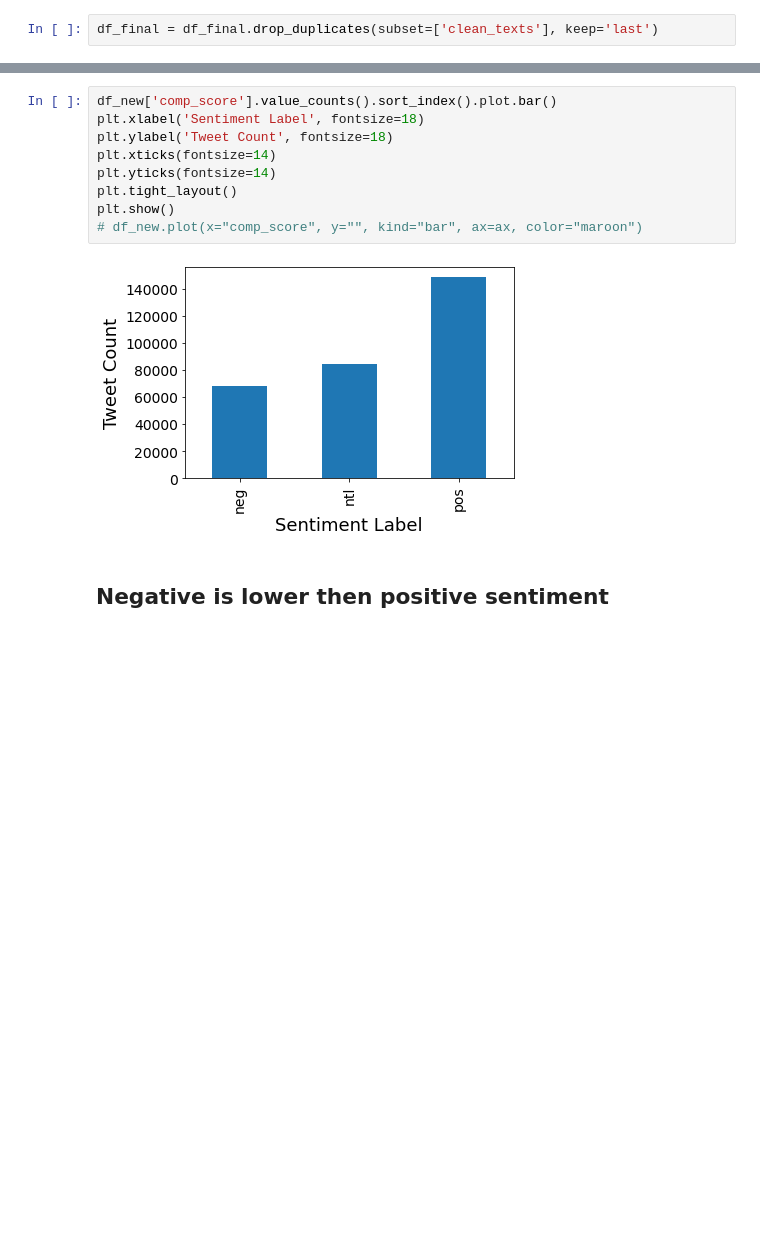
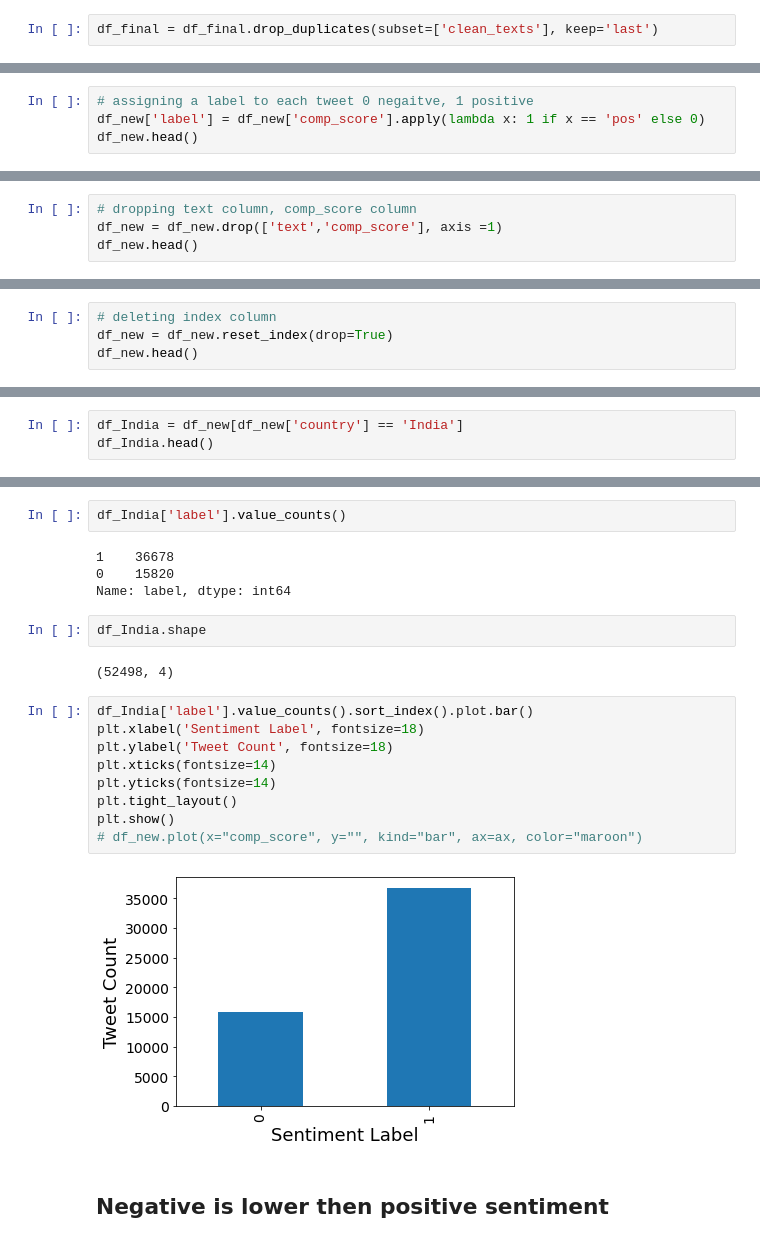
Before and after one commit to ayushjain9/NLP_SentimentAnalysis, a Jupyter notebook: master.ipynb, the cells around one changed output, grey strips where cells are left out. Drawn from its saved outputs; the diff is of its cells as text; blank space fills up the shorter version.

```diff
--- a/master.ipynb
+++ b/master.ipynb
@@ -718,0 +738,4 @@ Name: comp_score, dtype: int64
+# %%
+# assigning a label to each tweet 0 negaitve, 1 positive
+df_new['label'] = df_new['comp_score'].apply(lambda x: 1 if x == 'pos' else 0)
+df_new.head()
@@ -718,0 +749,4 @@ Name: comp_score, dtype: int64
+# %%
+# dropping text column, comp_score column
+df_new = df_new.drop(['text','comp_score'], axis =1)
+df_new.head()
@@ -718,0 +760,4 @@ Name: comp_score, dtype: int64
+# %%
+# deleting index column
+df_new = df_new.reset_index(drop=True)
+df_new.head()
@@ -718,0 +773,3 @@ Name: comp_score, dtype: int64
+# %%
+df_India = df_new[df_new['country'] == 'India']
+df_India.head()
@@ -719,14 +783,24 @@ Name: comp_score, dtype: int64
+# %%
+df_India['label'].value_counts()
+# %% [output]
+1    36678
+0    15820
+Name: label, dtype: int64
+# %%
+df_India.shape
+# %% [output]
+(52498, 4)
 # %%
-df_new['comp_score'].value_counts().sort_index().plot.bar()
+df_India['label'].value_counts().sort_index().plot.bar()
 plt.xlabel('Sentiment Label', fontsize=18)
 plt.ylabel('Tweet Count', fontsize=18)
 plt.xticks(fontsize=14)
 plt.yticks(fontsize=14)
 plt.tight_layout()
 plt.show()
 # df_new.plot(x="comp_score", y="", kind="bar", ax=ax, color="maroon")
 # %% [output]
-[figure, old version]
+[figure, new version]
 # %% [markdown]
 ## Negative is lower then positive sentiment
 # %%
```
Also changed, not shown: parts of 61 cells of this notebook.
